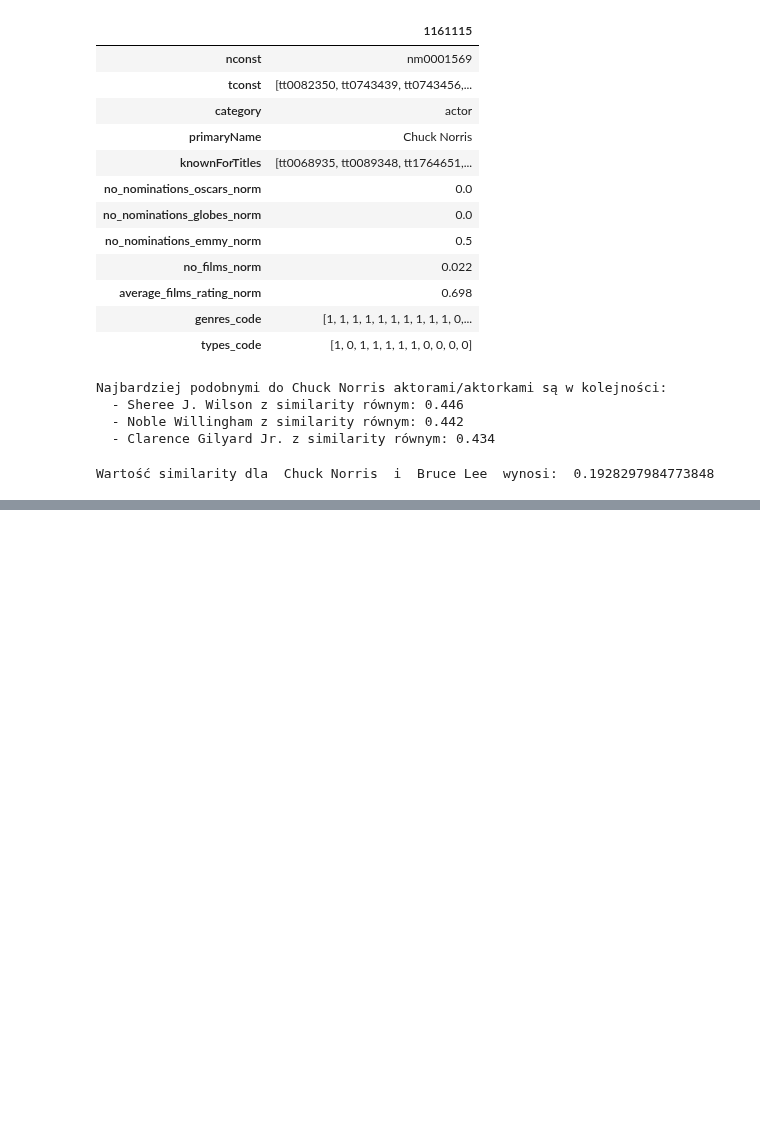
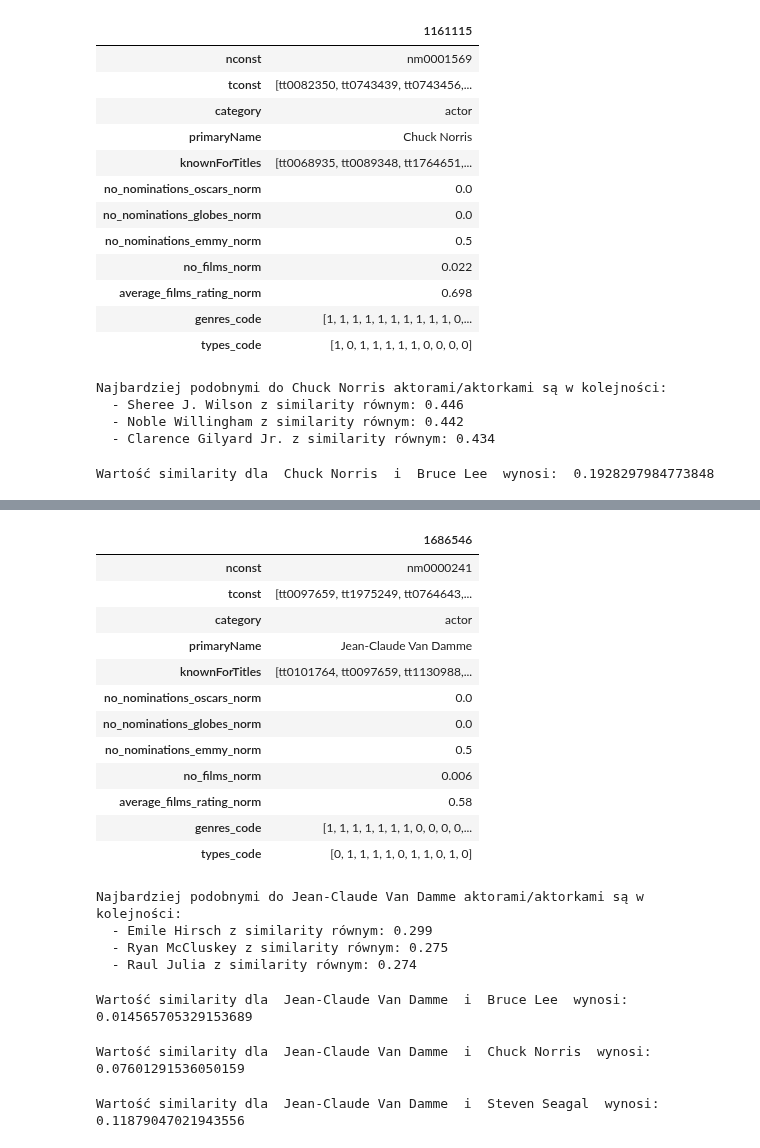
Before and after one commit to PiotrMaciejKowalski/BigData2022-actors, a Jupyter notebook: Testy_podobieństwa.ipynb, the cells around one changed output, grey strips where cells are left out. Cells and saved outputs as stored; diff of their text form; code cells hidden in the pictures; blank space fills up the shorter version.

```diff
--- a/Testy_podobieństwa.ipynb
+++ b/Testy_podobieństwa.ipynb
@@ -848,0 +907,33 @@ file_object.close()
+# %%
+Van_Damme = "nm0000241"
+# %%
+Van_Damme_data = find_actor_two_datasets(train_data, validate_data, Van_Damme)
+# %% [output]
+|  | 1686546 |
+| nconst | nm0000241 |
+| tconst | [tt0097659, tt1975249, tt0764643,... |
+| category | actor |
+| primaryName | Jean-Claude Van Damme |
+| knownForTitles | [tt0101764, tt0097659, tt1130988,... |
+| no_nominations_oscars_norm | 0.0 |
+| no_nominations_globes_norm | 0.0 |
+| no_nominations_emmy_norm | 0.5 |
+| no_films_norm | 0.006 |
+| average_films_rating_norm | 0.58 |
+| genres_code | [1, 1, 1, 1, 1, 1, 1, 0, 0, 0, 0,... |
+| types_code | [0, 1, 1, 1, 1, 0, 1, 1, 0, 1, 0] |
+# %%
+if Van_Damme in list(train_data['nconst']):
+    ids, values = similarity_one_vs_all_new(train_data, Van_Damme_data, True)
+    ids, values = select_top_similiar(ids, values, 3)
+    names = replace_ids_with_names(train_data, ids, 3)
+elif Van_Damme in list(validate_data['nconst']):
+    ids, values = similarity_one_vs_all_new(validate_data, Van_Damme_data, True)
+    ids, values = select_top_similiar(ids, values, 3)
+    names = replace_ids_with_names(validate_data, ids, 3)
+ranking = print_top_similiar(Van_Damme_data[3], names, values)
+# %% [output]
+Najbardziej podobnymi do Jean-Claude Van Damme aktorami/aktorkami są w kolejności:
+  - Emile Hirsch z similarity równym: 0.299
+  - Ryan McCluskey z similarity równym: 0.275
+  - Raul Julia z similarity równym: 0.274
@@ -848,0 +945,5 @@ file_object.close()
+# %%
+similarity_value = similarity_new(Van_Damme_data, Bruce_Lee_data, True)
+print("Wartość similarity dla ", Van_Damme_data[3], " i ",Bruce_Lee_data[3], " wynosi: ", similarity_value)
+# %% [output]
+Wartość similarity dla  Jean-Claude Van Damme  i  Bruce Lee  wynosi:  0.014565705329153689
@@ -848,0 +955,5 @@ file_object.close()
+# %%
+similarity_value = similarity_new(Van_Damme_data, Chuck_Norris_data, True)
+print("Wartość similarity dla ", Van_Damme_data[3], " i ",Chuck_Norris_data[3], " wynosi: ", similarity_value)
+# %% [output]
+Wartość similarity dla  Jean-Claude Van Damme  i  Chuck Norris  wynosi:  0.07601291536050159
@@ -848,0 +965,5 @@ file_object.close()
+# %%
+similarity_value = similarity_new(Van_Damme_data, Steven_Seagal_data, True)
+print("Wartość similarity dla ", Van_Damme_data[3], " i ",Steven_Seagal_data[3], " wynosi: ", similarity_value)
+# %% [output]
+Wartość similarity dla  Jean-Claude Van Damme  i  Steven Seagal  wynosi:  0.11879047021943556
```
Also changed, not shown: parts of 79 cells of this notebook.
